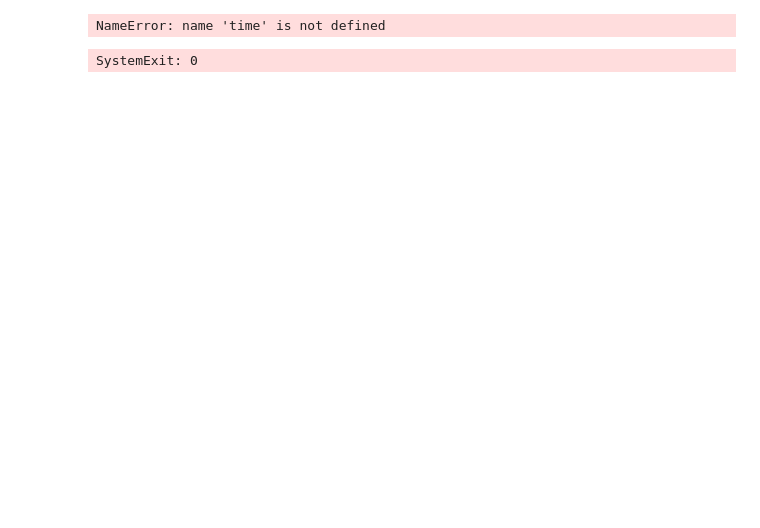
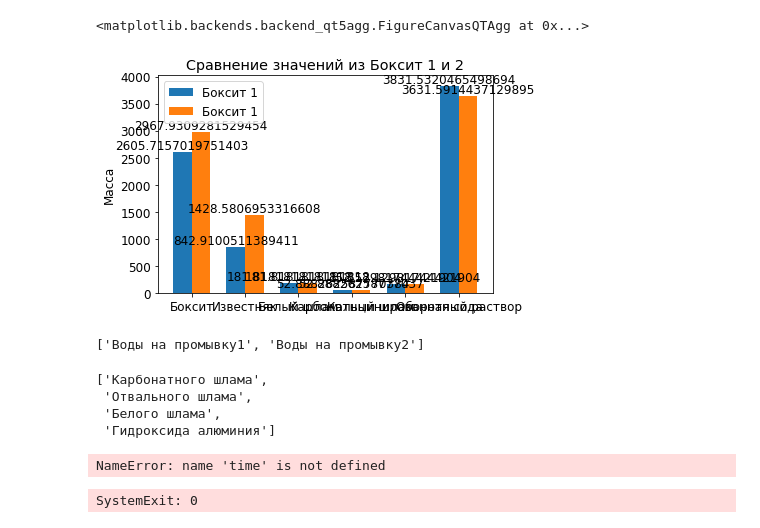
Before and after one commit to 01zhas/Bauxtifier, a Jupyter notebook: Design/test.ipynb, the cells around one changed output. Cells and saved outputs as stored; diff of their text form; code cells hidden in the pictures; blank space fills up the shorter version.

```diff
--- a/Design/test.ipynb
+++ b/Design/test.ipynb
@@ -1 +82,19 @@
+# %%
+
+
+get_canva1(dfs[0])
+# %% [output]
+<matplotlib.backends.backend_qt5agg.FigureCanvasQTAgg at 0x...>
+[figure, added]
+# %%
+df.columns
+# %% [output]
+['Воды на промывку1', 'Воды на промывку2']
+# %%
+list(dfs[1].columns)
+# %% [output]
+['Карбонатного шлама',
+ 'Отвального шлама',
+ 'Белого шлама',
+ 'Гидроксида алюминия']
 # %%
```
Also changed, not shown: parts of 4 cells of this notebook, 15 other files.
